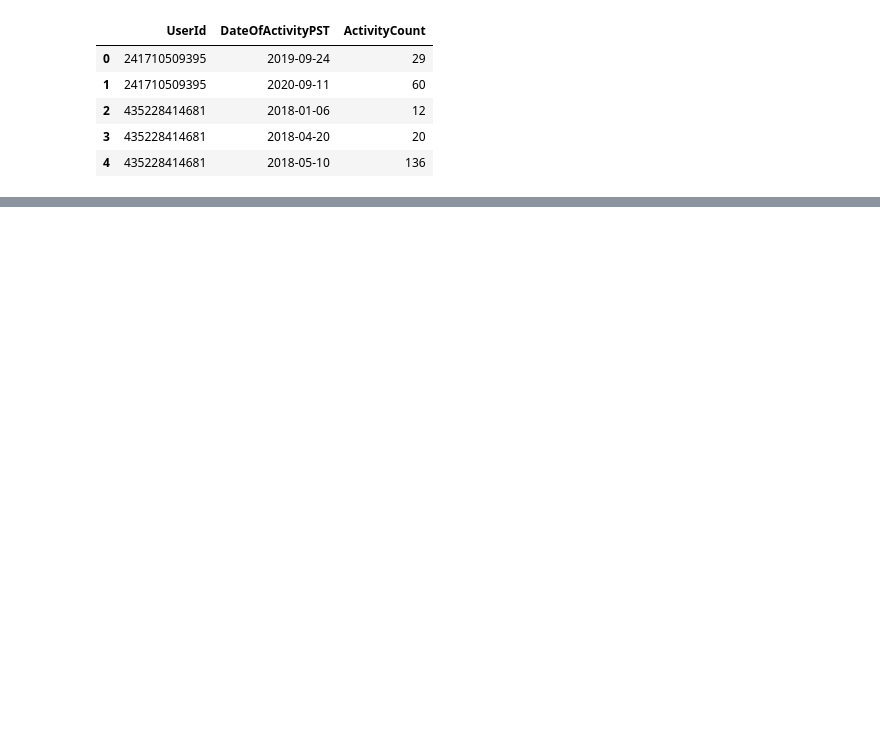
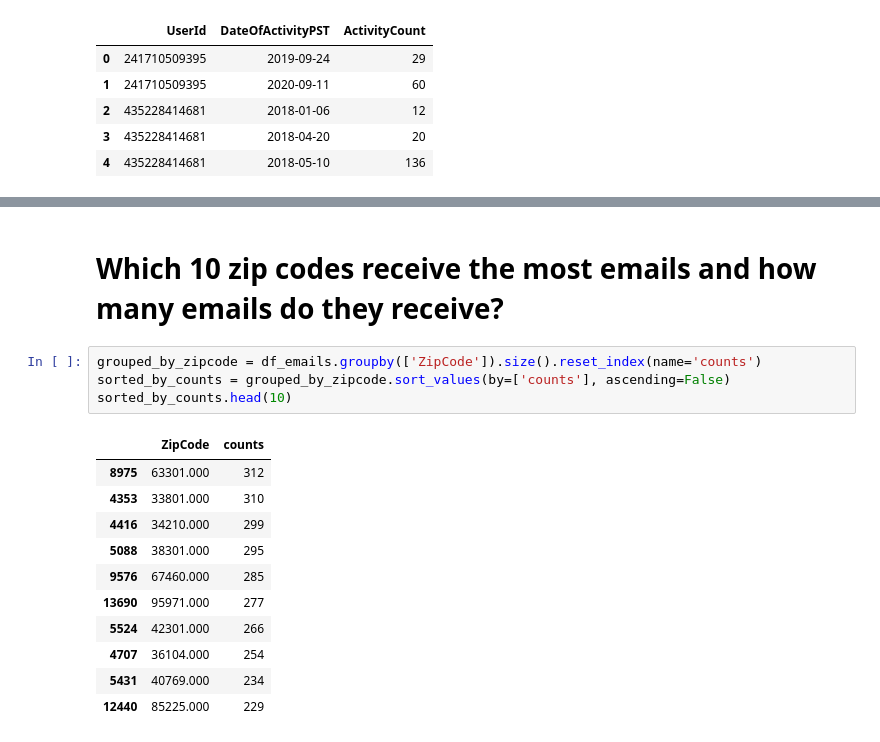
Before and after one commit to mzamini92/fieldlevel-datascience-internship-take-home, a Jupyter notebook: Exercise.ipynb, the cells around one changed output, grey strips where cells are left out. Drawn from its saved outputs; the diff is of its cells as text; blank space fills up the shorter version.

```diff
--- a/Exercise.ipynb
+++ b/Exercise.ipynb
@@ -27,0 +62,18 @@ display(df_activity.head())
+# %% [markdown]
+# Which 10 zip codes receive the most emails and how many emails do they receive?
+# %%
+grouped_by_zipcode = df_emails.groupby(['ZipCode']).size().reset_index(name='counts')
+sorted_by_counts = grouped_by_zipcode.sort_values(by=['counts'], ascending=False)
+sorted_by_counts.head(10)
+# %% [output]
+|  | ZipCode | counts |
+| 8975 | 63301.000 | 312 |
+| 4353 | 33801.000 | 310 |
+| 4416 | 34210.000 | 299 |
+| 5088 | 38301.000 | 295 |
+| 9576 | 67460.000 | 285 |
+| 13690 | 95971.000 | 277 |
+| 5524 | 42301.000 | 266 |
+| 4707 | 36104.000 | 254 |
+| 5431 | 40769.000 | 234 |
+| 12440 | 85225.000 | 229 |
```
Also changed, not shown: parts of 17 cells of this notebook.
